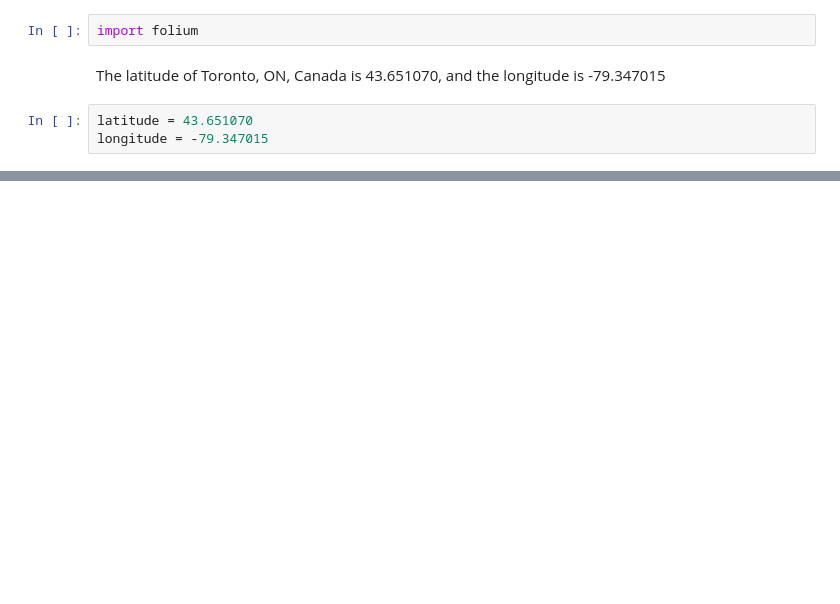
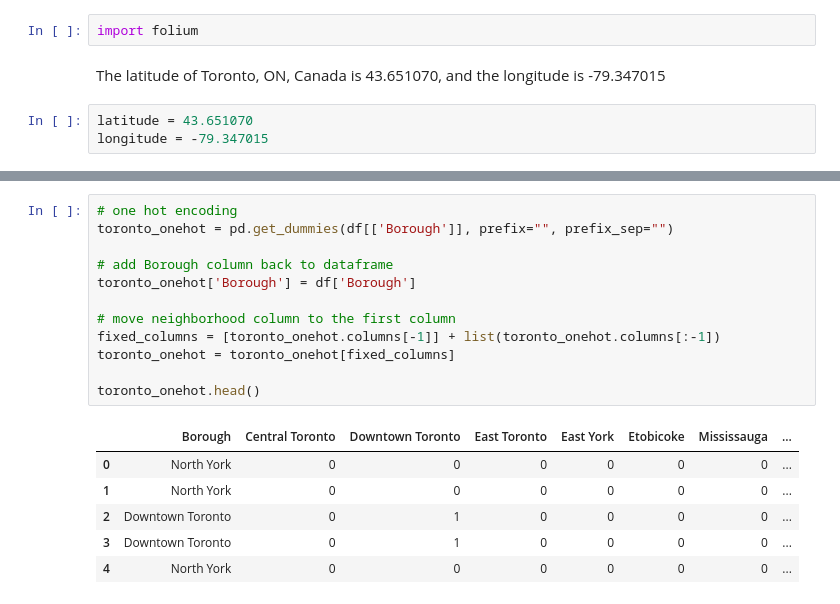
Before and after one commit to plink83/CourseraCapstone, a Jupyter notebook: Segmenting and Clustering Neighborhoods in Toronto.ipynb, the cells around one changed output, grey strips where cells are left out. Cells and saved outputs as stored; diff of their text form; blank space fills up the shorter version.

```diff
--- a/Segmenting and Clustering Neighborhoods in Toronto.ipynb
+++ b/Segmenting and Clustering Neighborhoods in Toronto.ipynb
@@ -192,0 +211,19 @@ toronto
+# %%
+# one hot encoding
+toronto_onehot = pd.get_dummies(df[['Borough']], prefix="", prefix_sep="")
+
+# add Borough column back to dataframe
+toronto_onehot['Borough'] = df['Borough']
+
+# move neighborhood column to the first column
+fixed_columns = [toronto_onehot.columns[-1]] + list(toronto_onehot.columns[:-1])
+toronto_onehot = toronto_onehot[fixed_columns]
+
+toronto_onehot.head()
+# %% [output]
+|  | Borough | Central Toronto | Downtown Toronto | East Toronto | East York | Etobicoke | Mississauga | ... |
+| 0 | North York | 0 | 0 | 0 | 0 | 0 | 0 | ... |
+| 1 | North York | 0 | 0 | 0 | 0 | 0 | 0 | ... |
+| 2 | Downtown Toronto | 0 | 1 | 0 | 0 | 0 | 0 | ... |
+| 3 | Downtown Toronto | 0 | 1 | 0 | 0 | 0 | 0 | ... |
+| 4 | North York | 0 | 0 | 0 | 0 | 0 | 0 | ... |
```
Also changed, not shown: parts of 18 cells of this notebook.
